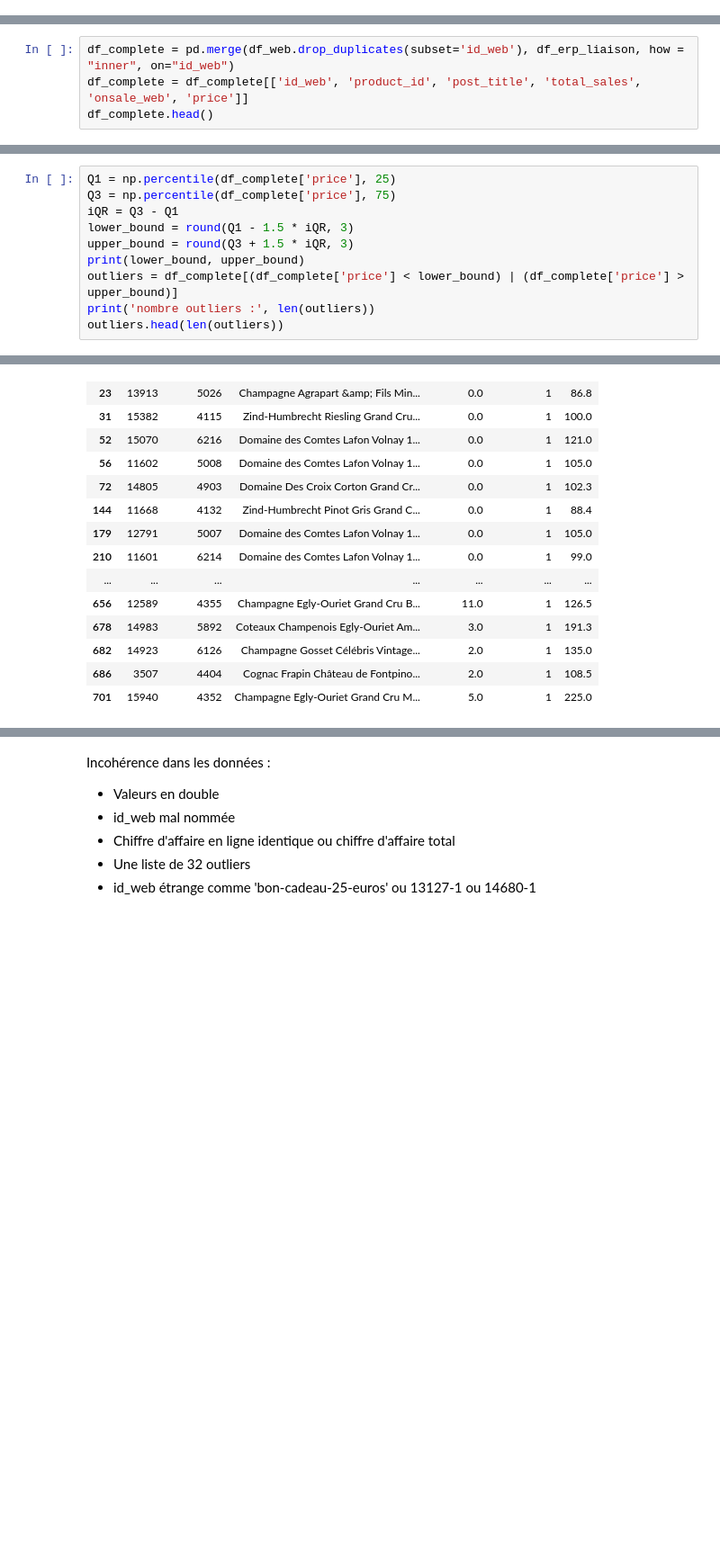
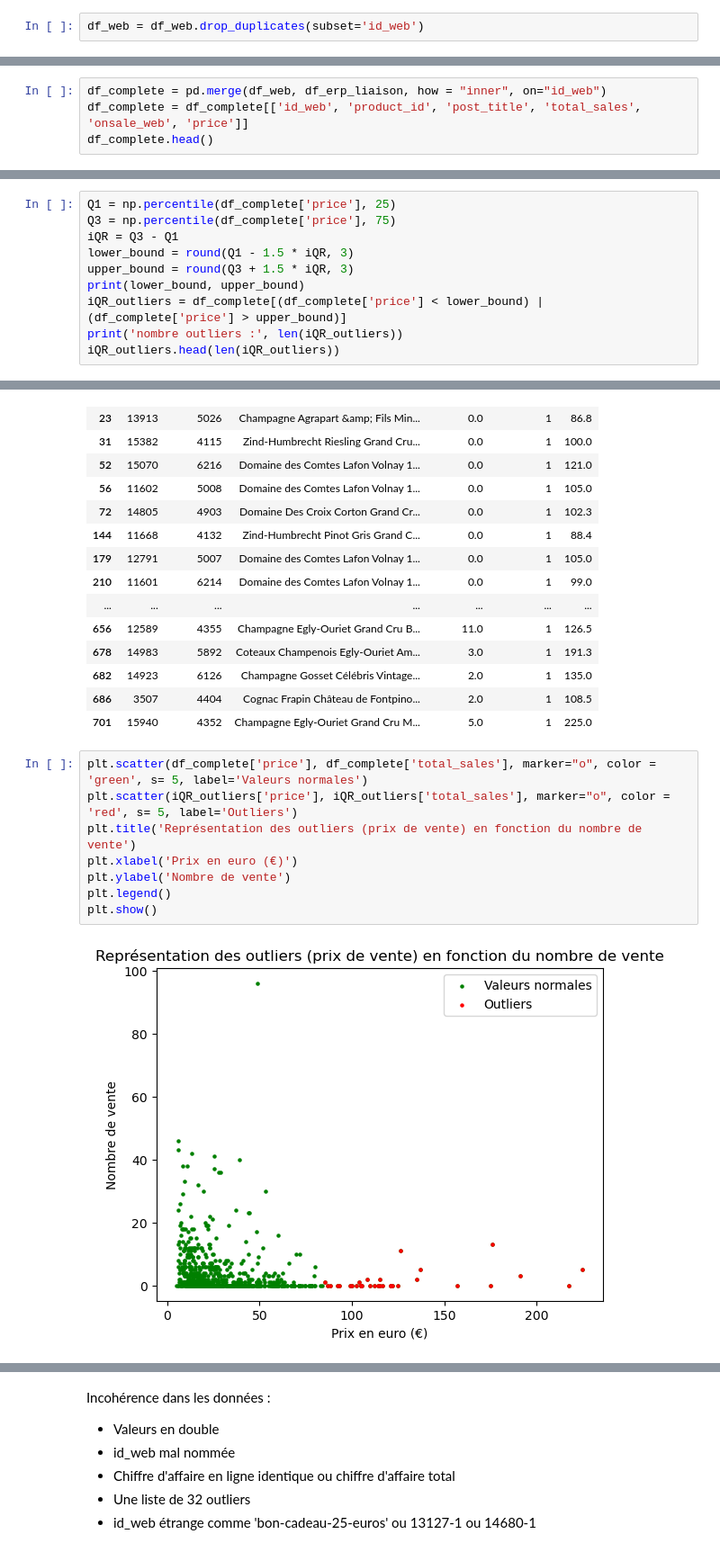
Before and after one commit to kikduck/P5-DA, a Jupyter notebook: notebook p5.ipynb, the cells around one changed output, grey strips where cells are left out. Shown at 90% size. Saved outputs shown, nothing was run; the diff lists cells and outputs as text; blank space fills up the shorter version.

```diff
--- a/notebook p5.ipynb
+++ b/notebook p5.ipynb
@@ -29 +33,3 @@ print(len(valeurs_en_double['id_web']))
+# %%
+df_web = df_web.drop_duplicates(subset='id_web')
 # %% [markdown]
@@ -114,5 +149,5 @@ ET ON SUPPRIME LES VALEURS EN DOUBLE
 # %%
-df_complete = pd.merge(df_web.drop_duplicates(subset='id_web'), df_erp_liaison, how = "inner", on="id_web")
+df_complete = pd.merge(df_web, df_erp_liaison, how = "inner", on="id_web")
 df_complete = df_complete[['id_web', 'product_id', 'post_title', 'total_sales', 'onsale_web', 'price']]
 df_complete.head()
 # %% [output]
@@ -235,9 +270,9 @@ iQR = Q3 - Q1
 lower_bound = round(Q1 - 1.5 * iQR, 3)
 upper_bound = round(Q3 + 1.5 * iQR, 3)
 print(lower_bound, upper_bound)
-outliers = df_complete[(df_complete['price'] < lower_bound) | (df_complete['price'] > upper_bound)]
-print('nombre outliers :', len(outliers))
-outliers.head(len(outliers))
+iQR_outliers = df_complete[(df_complete['price'] < lower_bound) | (df_complete['price'] > upper_bound)]
+print('nombre outliers :', len(iQR_outliers))
+iQR_outliers.head(len(iQR_outliers))
 # %% [output]
 -28.013 84.288
 nombre outliers : 32
@@ -258,3 +293,13 @@ nombre outliers : 32
 | 682 | 14923 | 6126 | Champagne Gosset Célébris Vintage... | 2.0 | 1 | 135.0 |
 | 686 | 3507 | 4404 | Cognac Frapin Château de Fontpino... | 2.0 | 1 | 108.5 |
 | 701 | 15940 | 4352 | Champagne Egly-Ouriet Grand Cru M... | 5.0 | 1 | 225.0 |
+# %%
+plt.scatter(df_complete['price'], df_complete['total_sales'], marker="o", color = 'green', s= 5, label='Valeurs normales')
+plt.scatter(iQR_outliers['price'], iQR_outliers['total_sales'], marker="o", color = 'red', s= 5, label='Outliers')
+plt.title('Représentation des outliers (prix de vente) en fonction du nombre de vente')
+plt.xlabel('Prix en euro (€)')
+plt.ylabel('Nombre de vente')
+plt.legend()
+plt.show()
+# %% [output]
+[figure, added]
```
Also changed, not shown: parts of 13 cells of this notebook.
